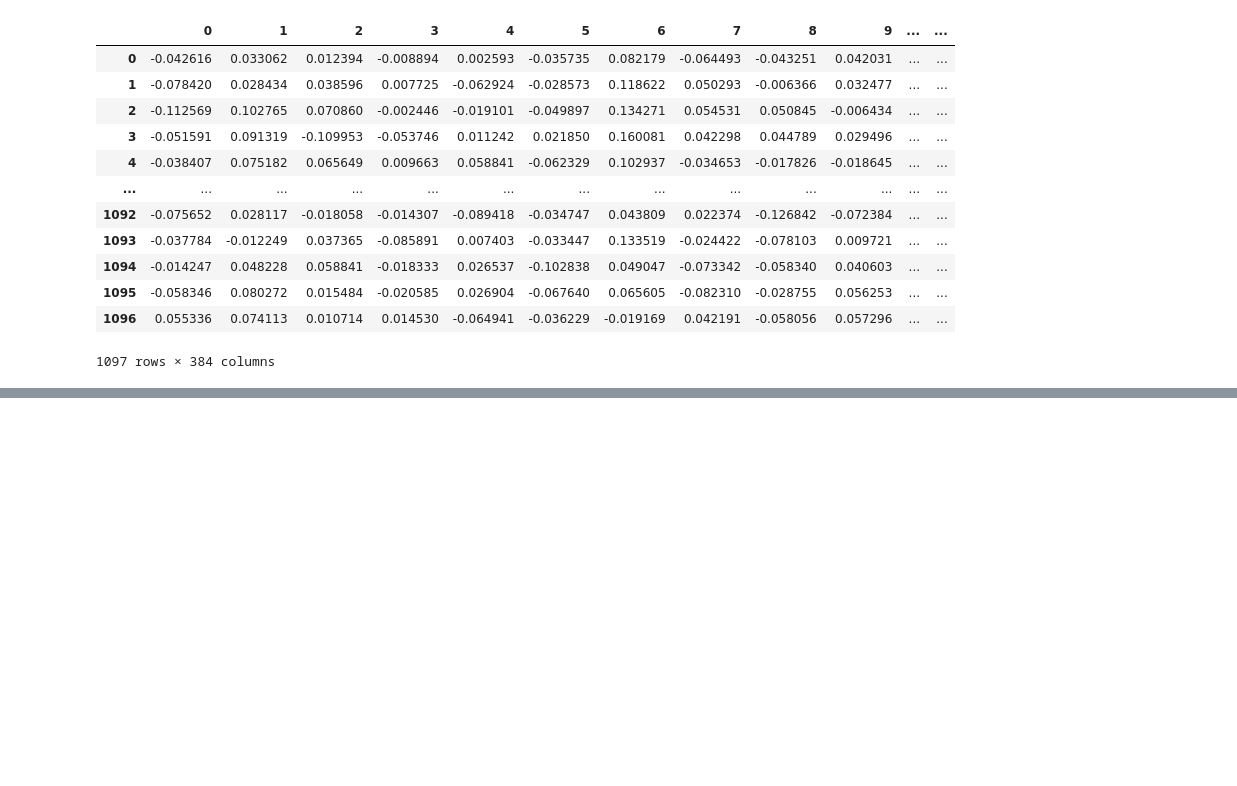
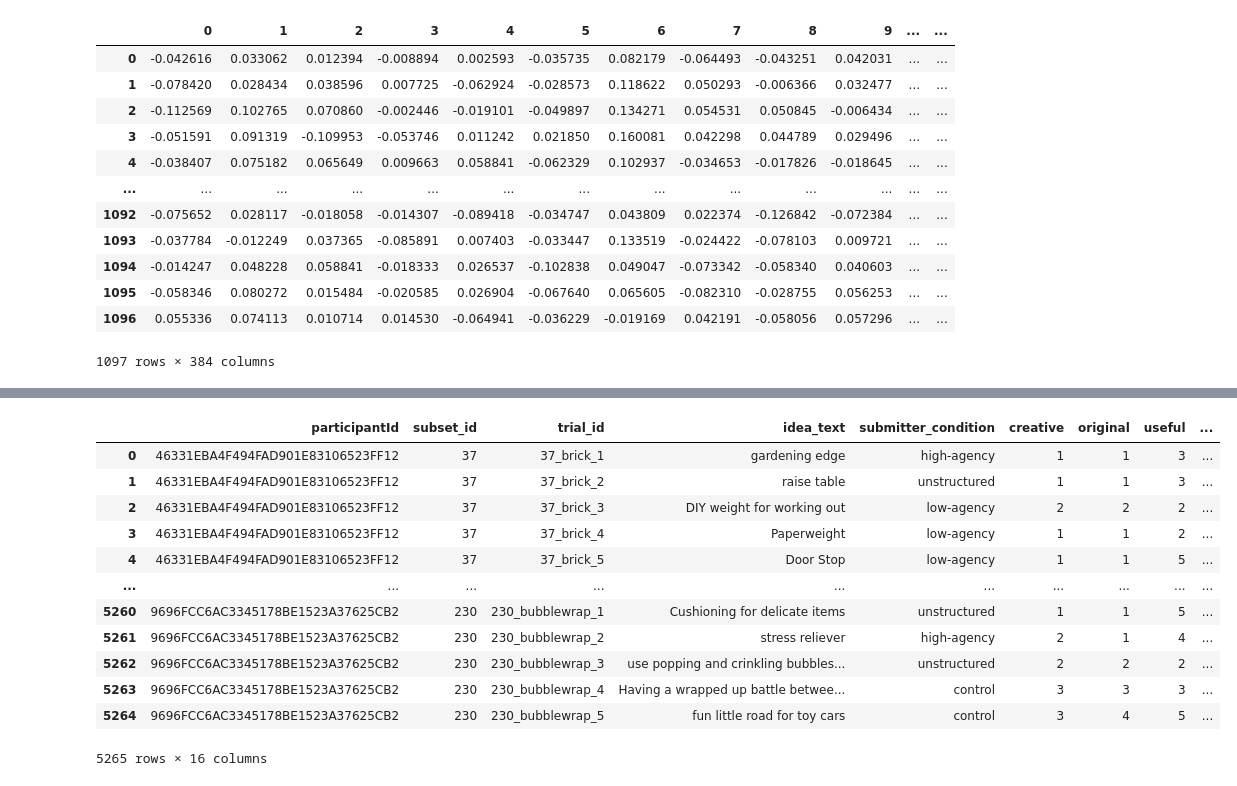
Before and after one commit to sarahhannahwu/idea_generation, a Jupyter notebook: clustering.ipynb, the cells around one changed output, grey strips where cells are left out. Saved outputs shown, nothing was run; the diff lists cells and outputs as text; code cells hidden in the pictures; blank space fills up the shorter version.

```diff
--- a/clustering.ipynb
+++ b/clustering.ipynb
@@ -319,0 +328,56 @@ IndentationError: unexpected indent (2762132211.py, line 3)
+# %%
+# Read in CloudResearch data for comparison
+cloudresearch_path = '~/Git_Projects/idea_generation/data/cloudresearch_ideas.csv'
+cloudresearch_df = pd.read_csv(cloudresearch_path)
+
+# Get embeddings for CloudResearch ideas
+cloudresearch_ideas = cloudresearch_df['idea_text'].fillna("").tolist()
+cloudresearch_ideas = [idea.strip().lower() for idea in cloudresearch_ideas]
+cloudresearch_embeddings = model.encode(cloudresearch_ideas, show_progress_bar=True)
+# %%
+# Cluster ideas by condition and object
+# Extract object name from trial_id, which should be the only alphabetic part of the trial_id string
+cloudresearch_df['object'] = cloudresearch_df['trial_id'].str.extract('([a-zA-Z]+)')[0]
+
+# 4. Prepare for Clustering
+unique_objects = cloudresearch_df['object'].unique()
+unique_conditions = cloudresearch_df['Condition'].unique()
+
+# Use HDBSCAN to cluster ideas based on their embeddings
+for cond in unique_conditions:
+    for obj in unique_objects:
+        obj_cond_mask = (cloudresearch_df['object'] == obj) & (cloudresearch_df['Condition'] == cond)
+        # Get the 384-dimensional vectors
+        raw_vectors = cloudresearch_embeddings[obj_cond_mask]
+
+        # HDBSCAN with 'cosine' metric for raw embeddings
+        # min_cluster_size: Adjust this based on total N (e.g., 5-10)
+        clusterer = hdbscan.HDBSCAN(
+            min_cluster_size=6,
+            min_samples=1,
+            cluster_selection_epsilon=0.25, # Adjust this to control cluster granularity
+            metric='euclidean', # Note: HDBSCAN works best with euclidean on normalized vectors
+            cluster_selection_method='eom'
+        )
+        # Normalize vectors to behave better with cosine distance in HDBSCAN
+        normalized_vectors = normalize(raw_vectors)
+
+        cluster_labels = clusterer.fit_predict(normalized_vectors)
+
+        cloudresearch_df.loc[obj_cond_mask, 'raw_cluster_label'] = cluster_labels
+
+pd.DataFrame(cloudresearch_df)
+# %% [output]
+|  | participantId | subset_id | trial_id | idea_text | submitter_condition | creative | original | useful | ... |
+| 0 | 46331EBA4F494FAD901E83106523FF12 | 37 | 37_brick_1 | gardening edge | high-agency | 1 | 1 | 3 | ... |
+| 1 | 46331EBA4F494FAD901E83106523FF12 | 37 | 37_brick_2 | raise table | unstructured | 1 | 1 | 3 | ... |
+| 2 | 46331EBA4F494FAD901E83106523FF12 | 37 | 37_brick_3 | DIY weight for working out | low-agency | 2 | 2 | 2 | ... |
+| 3 | 46331EBA4F494FAD901E83106523FF12 | 37 | 37_brick_4 | Paperweight | low-agency | 1 | 1 | 2 | ... |
+| 4 | 46331EBA4F494FAD901E83106523FF12 | 37 | 37_brick_5 | Door Stop | low-agency | 1 | 1 | 5 | ... |
+| ... | ... | ... | ... | ... | ... | ... | ... | ... | ... |
+| 5260 | 9696FCC6AC3345178BE1523A37625CB2 | 230 | 230_bubblewrap_1 | Cushioning for delicate items | unstructured | 1 | 1 | 5 | ... |
+| 5261 | 9696FCC6AC3345178BE1523A37625CB2 | 230 | 230_bubblewrap_2 | stress reliever | high-agency | 2 | 1 | 4 | ... |
+| 5262 | 9696FCC6AC3345178BE1523A37625CB2 | 230 | 230_bubblewrap_3 | use popping and crinkling bubbles... | unstructured | 2 | 2 | 2 | ... |
+| 5263 | 9696FCC6AC3345178BE1523A37625CB2 | 230 | 230_bubblewrap_4 | Having a wrapped up battle betwee... | control | 3 | 3 | 3 | ... |
+| 5264 | 9696FCC6AC3345178BE1523A37625CB2 | 230 | 230_bubblewrap_5 | fun little road for toy cars | control | 3 | 4 | 5 | ... |
+5265 rows × 16 columns
```
Also changed, not shown: parts of 13 cells of this notebook, 9 other files.
